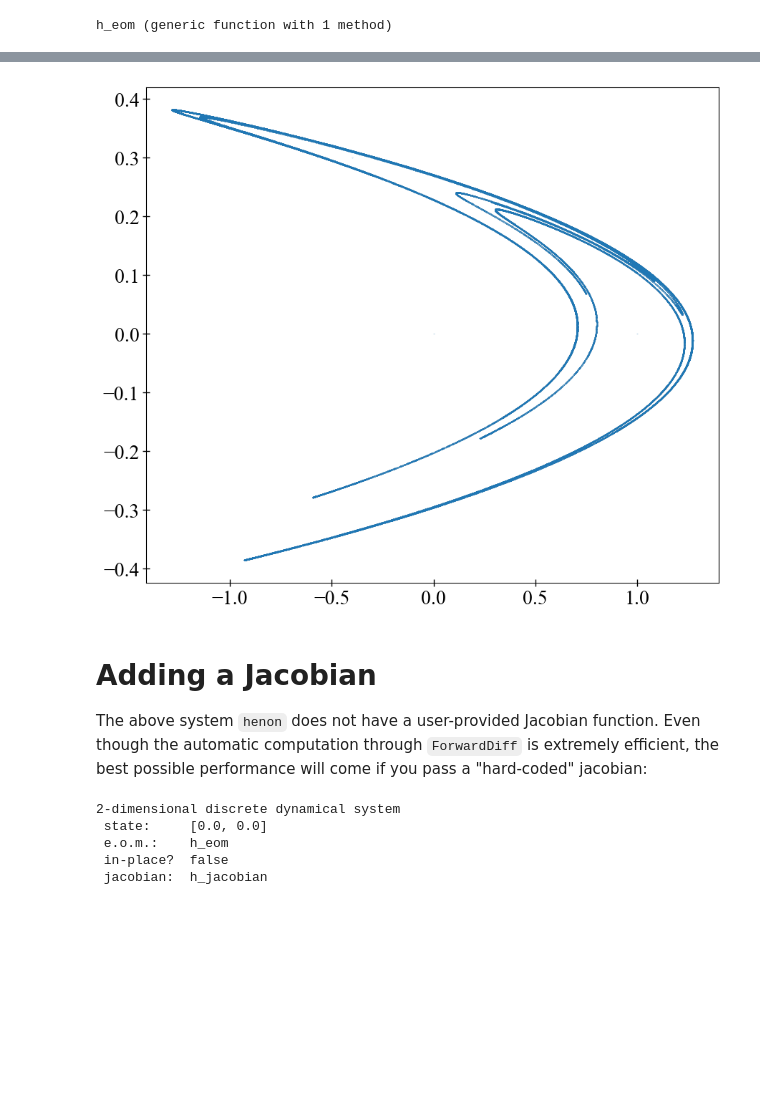
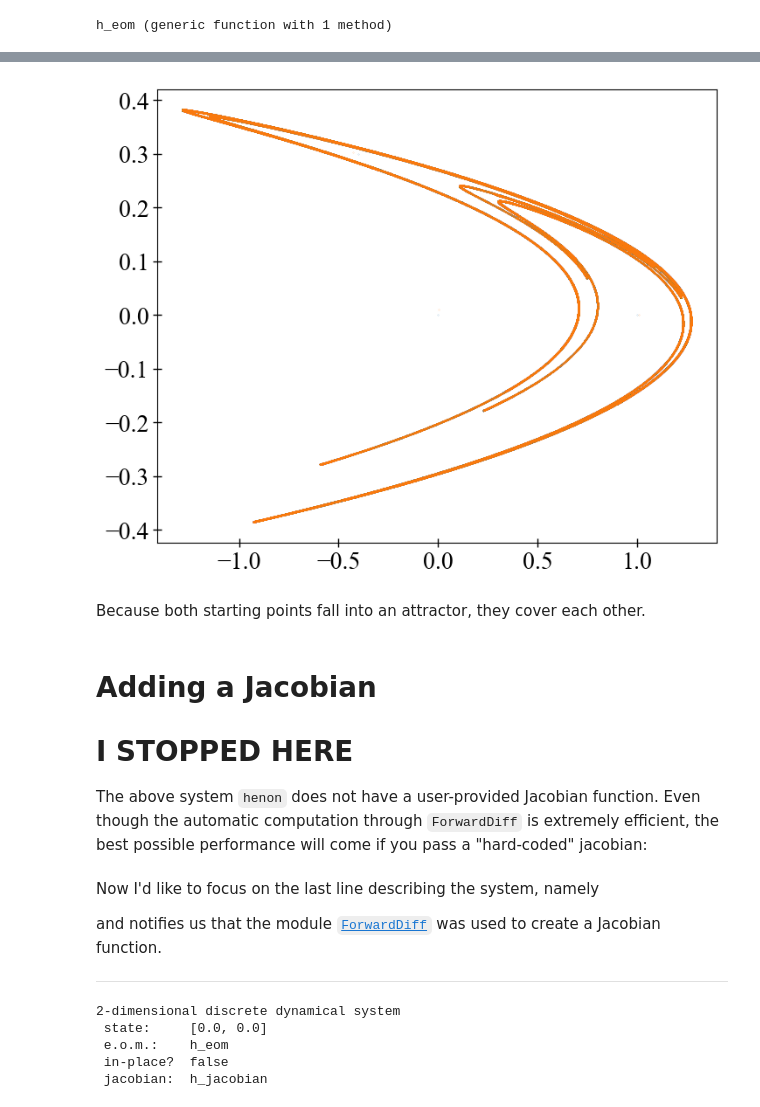
Before and after one commit to xorJane/tutorials, a Jupyter notebook: 2. Creating a dynamical system.ipynb, the cells around one changed output, grey strips where cells are left out. Saved outputs shown, nothing was run; the diff lists cells and outputs as text; code cells hidden in the pictures; blank space fills up the shorter version.

```diff
--- a/2. Creating a dynamical system.ipynb
+++ b/2. Creating a dynamical system.ipynb
@@ -111,0 +76,2 @@ henon = DiscreteDynamicalSystem(h_eom, zeros(2), [1.4, 0.3])
+# %%
+state = zeros(2) # doesn't matter if we use Vector of SVector for the `state`
@@ -111,0 +84,2 @@ henon = DiscreteDynamicalSystem(h_eom, zeros(2), [1.4, 0.3])
+# %%
+p = [1.4, 0.3] # p = [a, b] from the equations
@@ -111,0 +92,4 @@ henon = DiscreteDynamicalSystem(h_eom, zeros(2), [1.4, 0.3])
+# %%
+using DynamicalSystems
+
+henon = DiscreteDynamicalSystem(h_eom, state, p)
@@ -136,13 +115,29 @@ A `W×D` dataset is returned, with `W = length(t0:dt:T)` with `t0:dt:T` represen
 # %%
+# trajectory with initial condition
 tr = trajectory(henon, 100000)
+# trajectory from a different starting point
+tr2 = trajectory(henon, 100000, 0.01rand(2))
+
 using PyPlot
-
+figure(figsize=(8,6))
 plot(tr[:, 1], tr[:, 2], lw = 0.0, marker = "o", ms = 0.1);
+plot(tr2[:, 1], tr2[:, 2], lw = 0.0, marker = "o", ms = 0.1);
 # %% [output]
-[figure, old version]
+[figure, new version]
+# %% [markdown]
+Because both starting points fall into an attractor, they cover each other.
 # %% [markdown]
 # Adding a Jacobian
+
+# I STOPPED HERE
+
 The above system `henon` does not have a user-provided Jacobian function. Even though the automatic computation through `ForwardDiff` is extremely efficient, the best possible performance will come if you pass a "hard-coded" jacobian:
+# %% [markdown]
+Now I'd like to focus on the last line describing the system, namely
+
+and notifies us that the module [`ForwardDiff`](http://www.juliadiff.org/ForwardDiff.jl/stable/user/api.html) was used to create a Jacobian function.
+
+---
 # %%
 h_jacobian(x, p, n) = @SMatrix [-2*p[1]*x[1] 1.0; p[2] 0.0]
 
```
Also changed, not shown: parts of 16 cells of this notebook, 2 other files.
